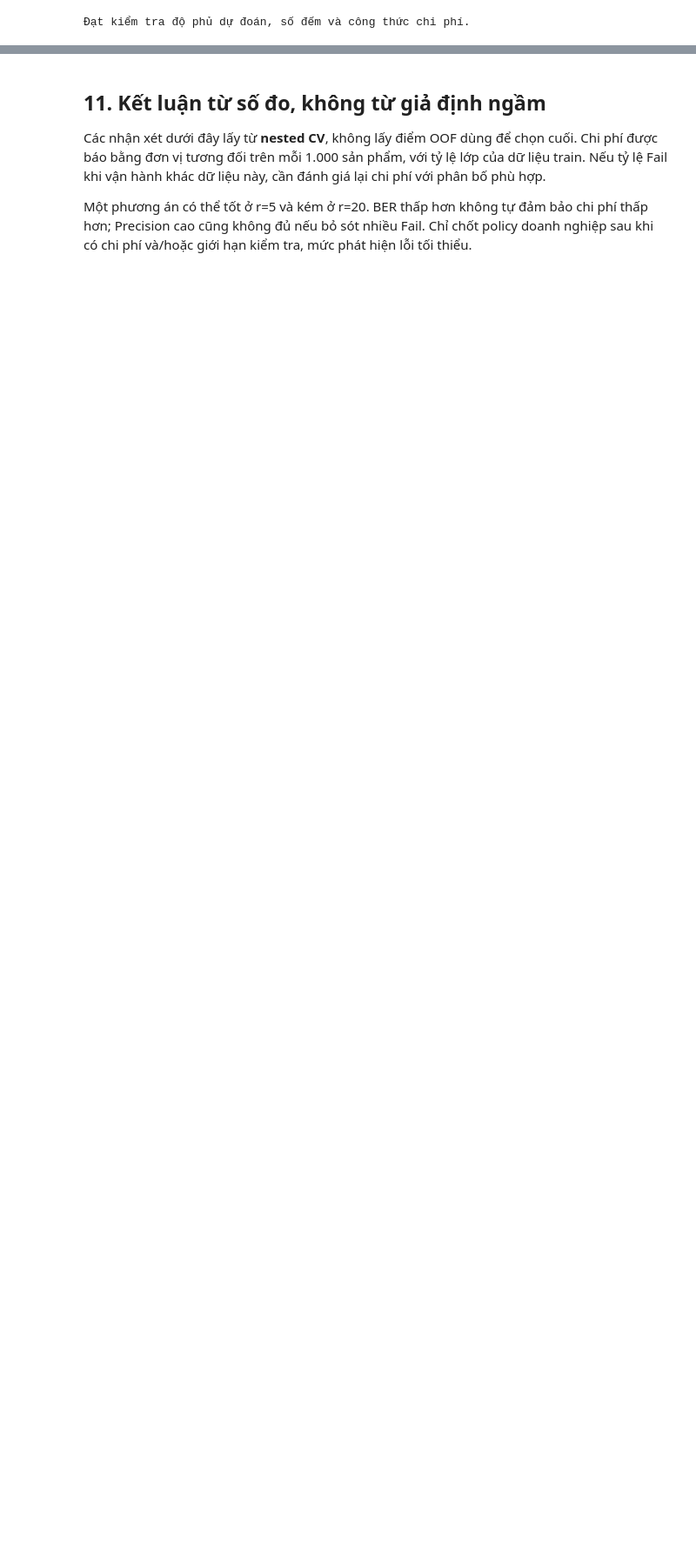
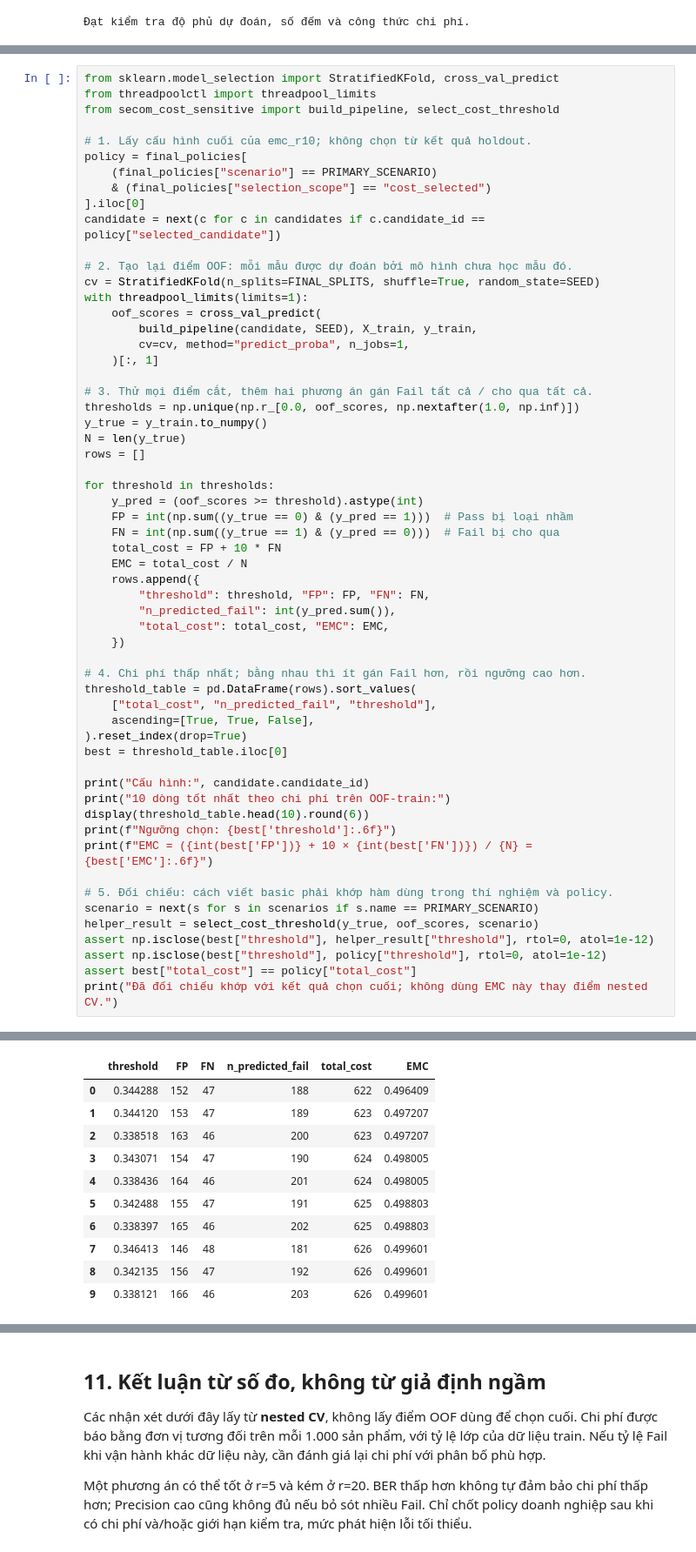
Before and after one commit to QuyDauBac/industry_project, a Jupyter notebook: 03b_cost_sensitive_modeling.ipynb, the cells around one changed output, grey strips where cells are left out. Shown at 87% size. Drawn from its saved outputs; the diff is of its cells as text; blank space fills up the shorter version.

```diff
--- a/03b_cost_sensitive_modeling.ipynb
+++ b/03b_cost_sensitive_modeling.ipynb
@@ -572,0 +578,59 @@ Không thay đổi mô hình/ngưỡng đang dùng trong dashboard.
+# %%
+from sklearn.model_selection import StratifiedKFold, cross_val_predict
+from threadpoolctl import threadpool_limits
+from secom_cost_sensitive import build_pipeline, select_cost_threshold
+
+# 1. Lấy cấu hình cuối của emc_r10; không chọn từ kết quả holdout.
+policy = final_policies[
+    (final_policies["scenario"] == PRIMARY_SCENARIO)
+    & (final_policies["selection_scope"] == "cost_selected")
+].iloc[0]
+candidate = next(c for c in candidates if c.candidate_id == policy["selected_candidate"])
+
+# 2. Tạo lại điểm OOF: mỗi mẫu được dự đoán bởi mô hình chưa học mẫu đó.
+cv = StratifiedKFold(n_splits=FINAL_SPLITS, shuffle=True, random_state=SEED)
+with threadpool_limits(limits=1):
+    oof_scores = cross_val_predict(
+        build_pipeline(candidate, SEED), X_train, y_train,
+        cv=cv, method="predict_proba", n_jobs=1,
+    )[:, 1]
+
+# 3. Thử mọi điểm cắt, thêm hai phương án gán Fail tất cả / cho qua tất cả.
+thresholds = np.unique(np.r_[0.0, oof_scores, np.nextafter(1.0, np.inf)])
+y_true = y_train.to_numpy()
+N = len(y_true)
+rows = []
+
+for threshold in thresholds:
+    y_pred = (oof_scores >= threshold).astype(int)
+    FP = int(np.sum((y_true == 0) & (y_pred == 1)))  # Pass bị loại nhầm
+    FN = int(np.sum((y_true == 1) & (y_pred == 0)))  # Fail bị cho qua
+    total_cost = FP + 10 * FN
+    EMC = total_cost / N
+    rows.append({
+        "threshold": threshold, "FP": FP, "FN": FN,
+        "n_predicted_fail": int(y_pred.sum()),
+        "total_cost": total_cost, "EMC": EMC,
+    })
+
+# 4. Chi phí thấp nhất; bằng nhau thì ít gán Fail hơn, rồi ngưỡng cao hơn.
+threshold_table = pd.DataFrame(rows).sort_values(
+    ["total_cost", "n_predicted_fail", "threshold"],
+    ascending=[True, True, False],
+).reset_index(drop=True)
+best = threshold_table.iloc[0]
+
+print("Cấu hình:", candidate.candidate_id)
+print("10 dòng tốt nhất theo chi phí trên OOF-train:")
+display(threshold_table.head(10).round(6))
+print(f"Ngưỡng chọn: {best['threshold']:.6f}")
+print(f"EMC = ({int(best['FP'])} + 10 × {int(best['FN'])}) / {N} = {best['EMC']:.6f}")
+
+# 5. Đối chiếu: cách viết basic phải khớp hàm dùng trong thí nghiệm và policy.
+scenario = next(s for s in scenarios if s.name == PRIMARY_SCENARIO)
+helper_result = select_cost_threshold(y_true, oof_scores, scenario)
+assert np.isclose(best["threshold"], helper_result["threshold"], rtol=0, atol=1e-12)
+assert np.isclose(best["threshold"], policy["threshold"], rtol=0, atol=1e-12)
+assert best["total_cost"] == policy["total_cost"]
+print("Đã đối chiếu khớp với kết quả chọn cuối; không dùng EMC này thay điểm nested CV.")
+# %% [output]
@@ -572,0 +639,11 @@ Không thay đổi mô hình/ngưỡng đang dùng trong dashboard.
+|  | threshold | FP | FN | n_predicted_fail | total_cost | EMC |
+| 0 | 0.344288 | 152 | 47 | 188 | 622 | 0.496409 |
+| 1 | 0.344120 | 153 | 47 | 189 | 623 | 0.497207 |
+| 2 | 0.338518 | 163 | 46 | 200 | 623 | 0.497207 |
+| 3 | 0.343071 | 154 | 47 | 190 | 624 | 0.498005 |
+| 4 | 0.338436 | 164 | 46 | 201 | 624 | 0.498005 |
+| 5 | 0.342488 | 155 | 47 | 191 | 625 | 0.498803 |
+| 6 | 0.338397 | 165 | 46 | 202 | 625 | 0.498803 |
+| 7 | 0.346413 | 146 | 48 | 181 | 626 | 0.499601 |
+| 8 | 0.342135 | 156 | 47 | 192 | 626 | 0.499601 |
+| 9 | 0.338121 | 166 | 46 | 203 | 626 | 0.499601 |
```
Also changed, not shown: parts of 15 cells of this notebook, 15 other files.
